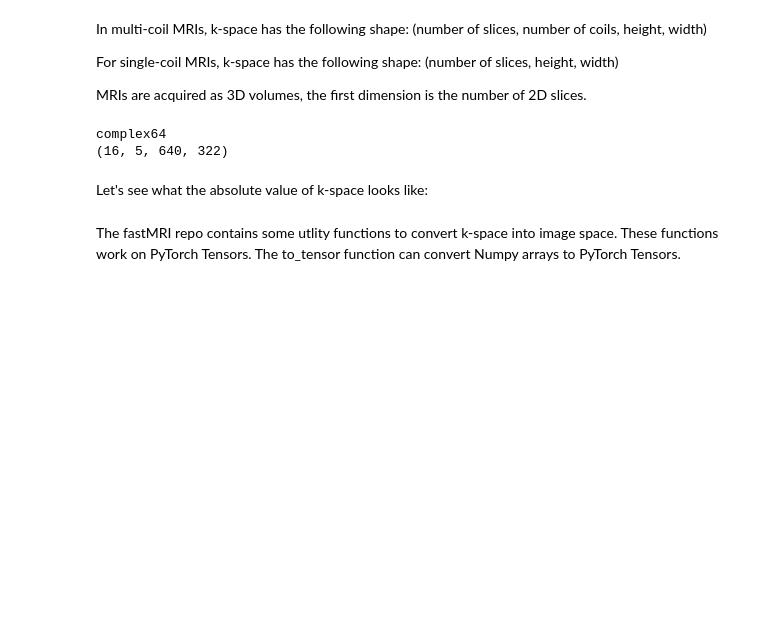
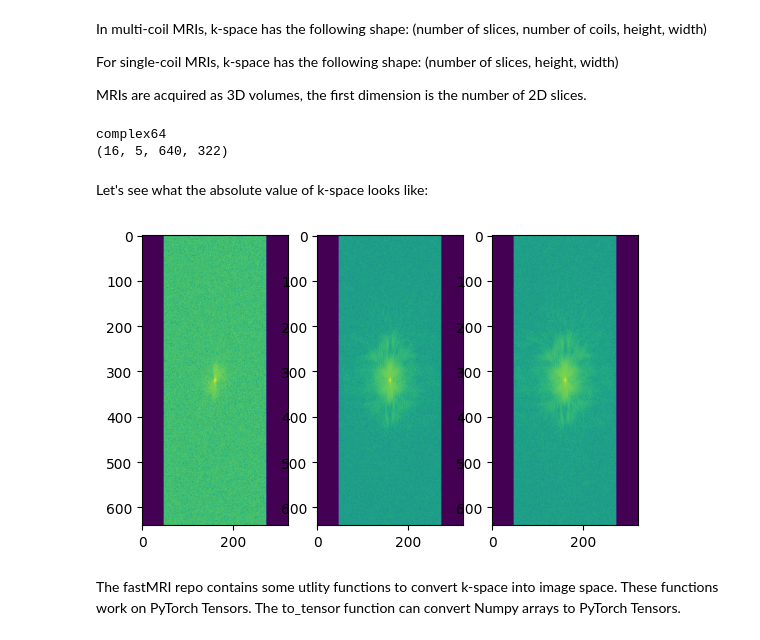
Before and after one commit to myhansu/mri_reconstruction, a Jupyter notebook: fastMRI_tutorial.ipynb, the cells around one changed output. Saved outputs shown, nothing was run; the diff lists cells and outputs as text; code cells hidden in the pictures; blank space fills up the shorter version.

```diff
--- a/fastMRI_tutorial.ipynb
+++ b/fastMRI_tutorial.ipynb
@@ -38,7 +38,7 @@ print(volume_kspace.shape)
 complex64
 (16, 5, 640, 322)
 # %%
-slice_kspace = volume_kspace[20] # Choosing the 20-th slice of this volume
+slice_kspace = volume_kspace[6] # Choosing the *16-th slice of this volume
 # %% [markdown]
 Let's see what the absolute value of k-space looks like:
 # %%
@@ -48,7 +48,9 @@ def show_coils(data, slice_nums, cmap=None):
         plt.subplot(1, len(slice_nums), i + 1)
         plt.imshow(data[num], cmap=cmap)
 # %%
-show_coils(np.log(np.abs(slice_kspace) + 1e-9), [0, 5, 10])  # This shows coils 0, 5 and 10
+show_coils(np.log(np.abs(slice_kspace) + 1e-9), [0, 1, 2])  # This shows coils 0, *1 and *2
+# %% [output]
+[figure, added]
 # %% [markdown]
 The fastMRI repo contains some utlity functions to convert k-space into image space. These functions work on PyTorch Tensors. The to_tensor function can convert Numpy arrays to PyTorch Tensors.
 # %%
```
Also changed, not shown: parts of 5 cells of this notebook.
